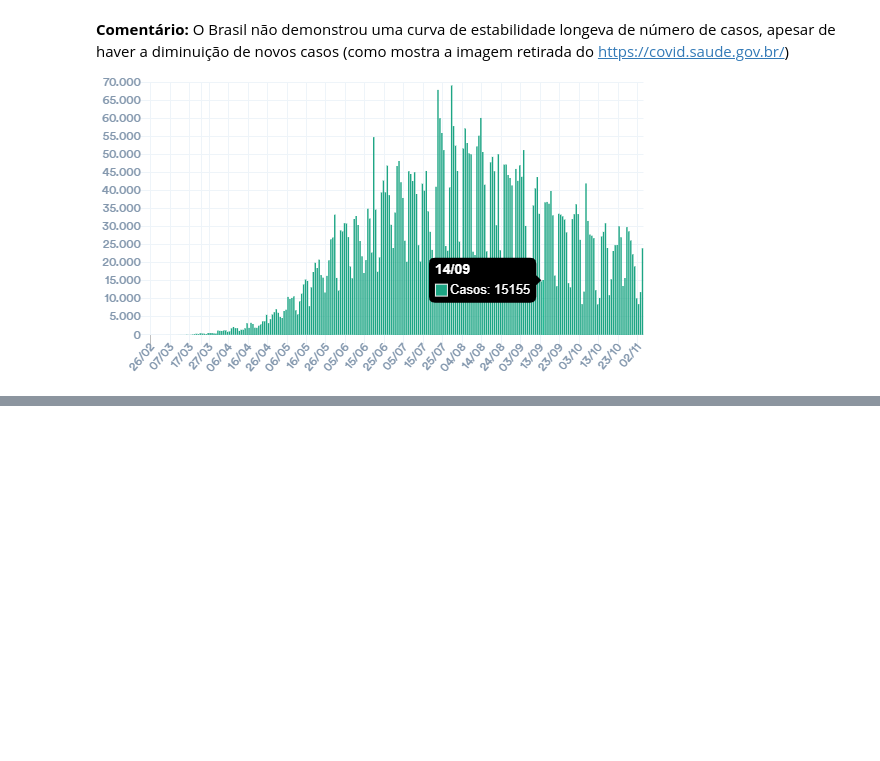
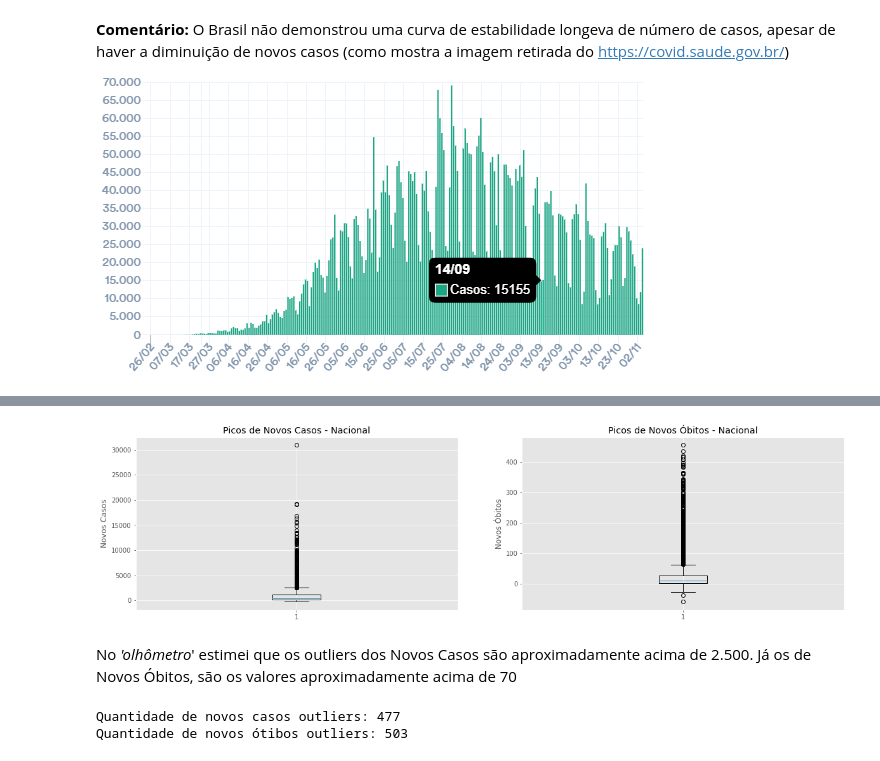
Before and after one commit to andrevcmelo/BootcampAlura2021, a Jupyter notebook: BootcampAlura_ProjetoModulo01_AndréMelo.ipynb, the cells around one changed output, grey strips where cells are left out. Cells and saved outputs as stored; diff of their text form; code cells hidden in the pictures; blank space fills up the shorter version.

```diff
--- a/BootcampAlura_ProjetoModulo01_AndréMelo.ipynb
+++ b/BootcampAlura_ProjetoModulo01_AndréMelo.ipynb
@@ -316,0 +323,18 @@ plt.show()
+# %%
+dados_estado['novos_casos']=0
+dados_estado['novas_mortes']=0
+i=0
+j=1
+
+for estado in dados_estado['state']:
+  if j < len(dados_estado):
+    if dados_estado['order_for_place'][i]==1:
+      dados_estado['novos_casos'][i] = 0
+      dados_estado['novas_mortes'][i]=0
+      i=i+1
+      j=j+1
+    else:
+      dados_estado['novos_casos'][i] = dados_estado['confirmed'][i] - dados_estado['confirmed'][j]
+      dados_estado['novas_mortes'][i] = dados_estado['deaths'][i] - dados_estado['deaths'][j]
+      i=i+1
+      j=j+1
@@ -316,0 +425,21 @@ plt.show()
+# %%
+fig, axs = plt.subplots(1, 2, figsize=(20,5))
+
+axs[0].boxplot(dados_estado['novos_casos'])
+axs[0].set_title("Picos de Novos Casos - Nacional")
+axs[0].set_ylabel('Novos Casos');
+
+axs[1].boxplot(dados_estado['novas_mortes'])
+axs[1].set_title("Picos de Novos Óbitos - Nacional")
+axs[1].set_ylabel('Novos Óbitos');
+# %% [output]
+[figure, added]
+# %% [markdown]
+No *'olhômetro*' estimei que os outliers dos Novos Casos são aproximadamente acima de 2.500. Já os de Novos Óbitos, são os valores aproximadamente acima de 70
+# %%
+#Identificando o quantitativo de casos 'acima do comum'
+print("Quantidade de novos casos outliers:",dados_estado['state'][dados_estado['novos_casos'] > 2500].count())
+print("Quantidade de novos ótibos outliers:",dados_estado['state'][dados_estado['novas_mortes'] > 70].count())
+# %% [output]
+Quantidade de novos casos outliers: 477
+Quantidade de novos ótibos outliers: 503
```
Also changed, not shown: parts of 27 cells of this notebook.
